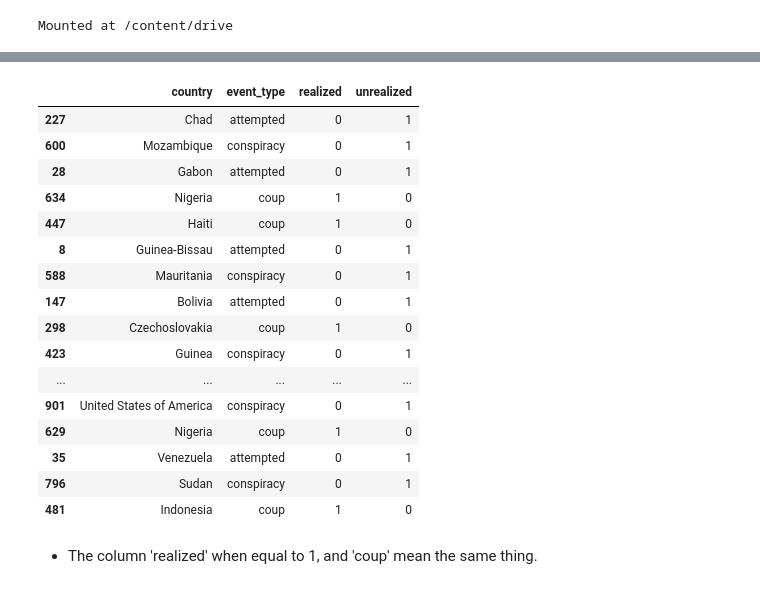
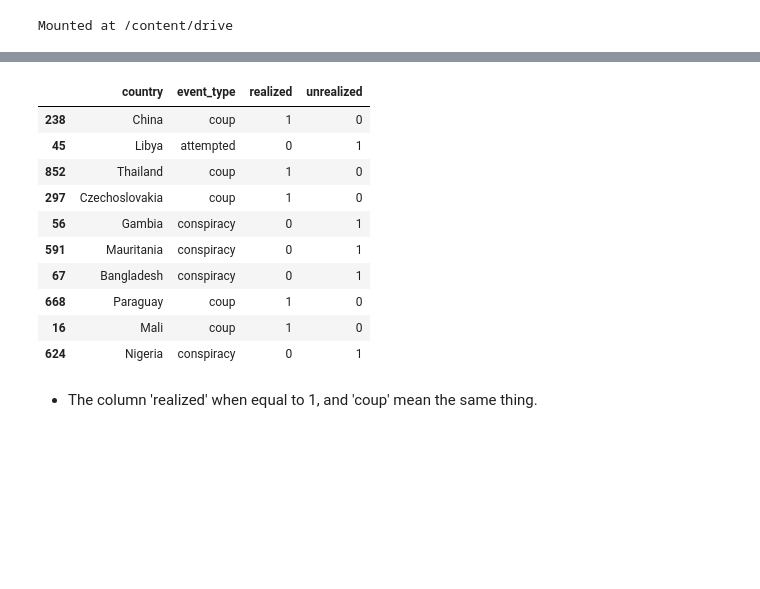
Before and after one commit to atonui/coup_prediction_model, a Jupyter notebook: Insurrection_Prediction.ipynb, the cells around one changed output, grey strips where cells are left out. Saved outputs shown, nothing was run; the diff lists cells and outputs as text; code cells hidden in the pictures; blank space fills up the shorter version.

```diff
--- a/Insurrection_Prediction.ipynb
+++ b/Insurrection_Prediction.ipynb
@@ -53,24 +53,18 @@ df.sample(10)
 10 rows × 29 columns
 # %%
-df[['country', 'event_type', 'realized', 'unrealized']].sample(50)
+df[['country', 'event_type', 'realized', 'unrealized']].sample(10)
 # %% [output]
 |  | country | event_type | realized | unrealized |
-| 227 | Chad | attempted | 0 | 1 |
-| 600 | Mozambique | conspiracy | 0 | 1 |
-| 28 | Gabon | attempted | 0 | 1 |
-| 634 | Nigeria | coup | 1 | 0 |
-| 447 | Haiti | coup | 1 | 0 |
-| 8 | Guinea-Bissau | attempted | 0 | 1 |
-| 588 | Mauritania | conspiracy | 0 | 1 |
-| 147 | Bolivia | attempted | 0 | 1 |
-| 298 | Czechoslovakia | coup | 1 | 0 |
-| 423 | Guinea | conspiracy | 0 | 1 |
-| ... | ... | ... | ... | ... |
-| 901 | United States of America | conspiracy | 0 | 1 |
-| 629 | Nigeria | coup | 1 | 0 |
-| 35 | Venezuela | attempted | 0 | 1 |
-| 796 | Sudan | conspiracy | 0 | 1 |
-| 481 | Indonesia | coup | 1 | 0 |
+| 238 | China | coup | 1 | 0 |
+| 45 | Libya | attempted | 0 | 1 |
+| 852 | Thailand | coup | 1 | 0 |
+| 297 | Czechoslovakia | coup | 1 | 0 |
+| 56 | Gambia | conspiracy | 0 | 1 |
+| 591 | Mauritania | conspiracy | 0 | 1 |
+| 67 | Bangladesh | conspiracy | 0 | 1 |
+| 668 | Paraguay | coup | 1 | 0 |
+| 16 | Mali | coup | 1 | 0 |
+| 624 | Nigeria | conspiracy | 0 | 1 |
 # %% [markdown]
 - The column 'realized' when equal to 1, and 'coup' mean the same thing.
 # %% [markdown]
```
Also changed, not shown: parts of 21 cells of this notebook.
